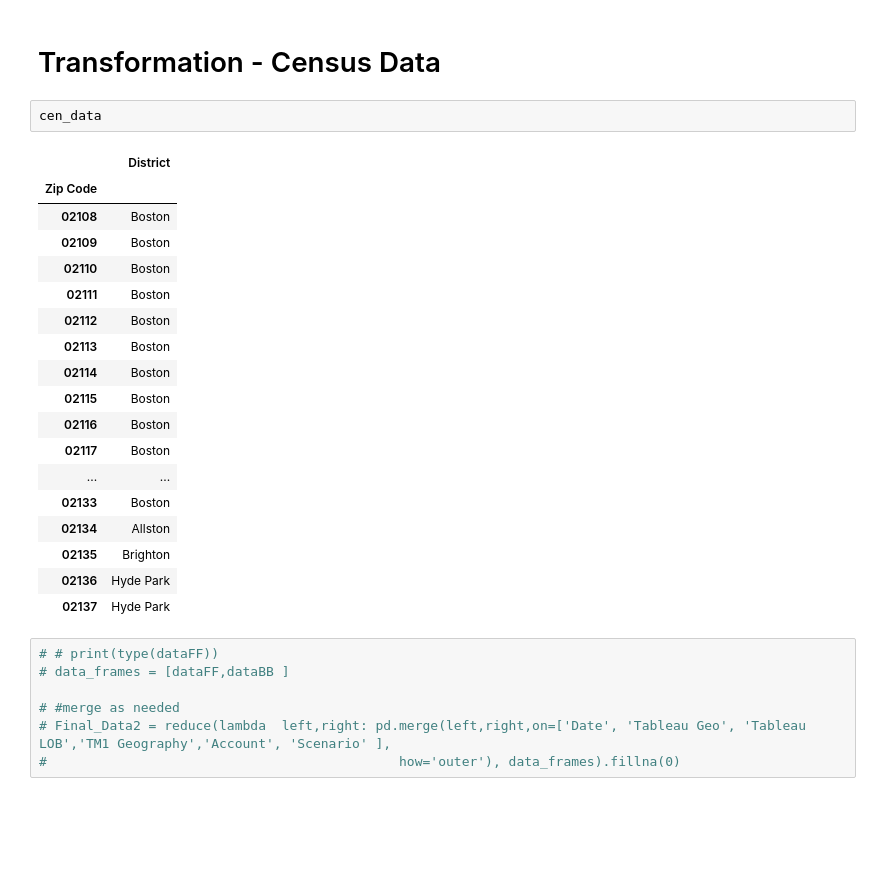
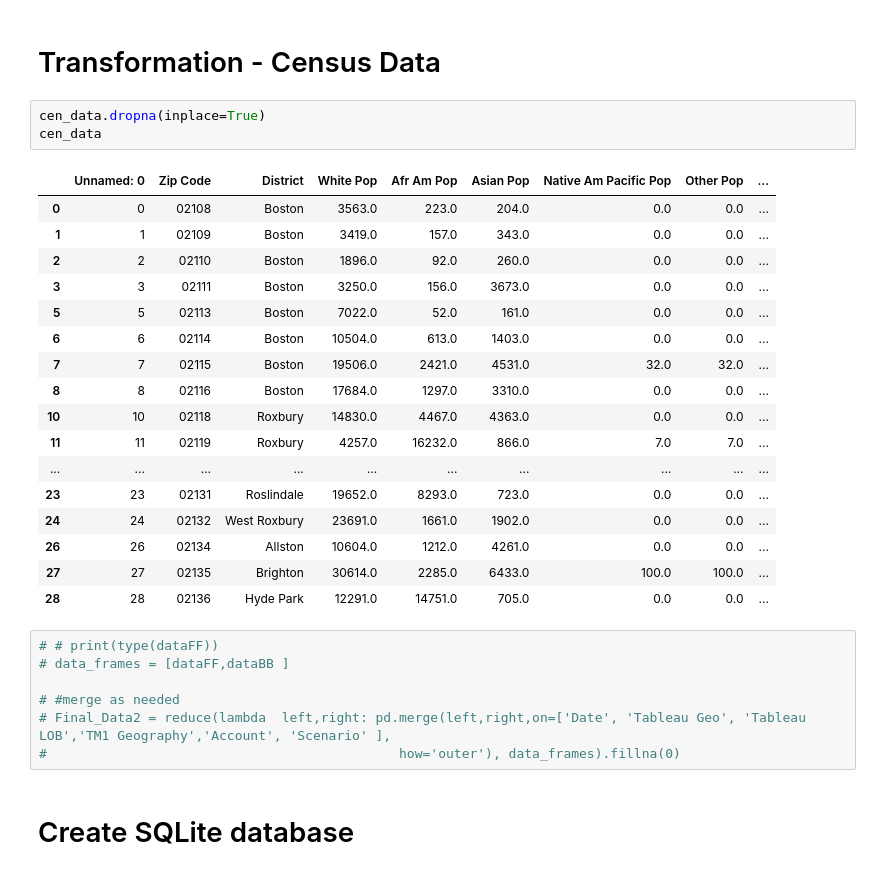
Before and after one commit to gvenkata/Project-2-ETL-Project, a Jupyter notebook: Panda_Combine.ipynb, the cells around one changed output. Drawn from its saved outputs; the diff is of its cells as text; blank space fills up the shorter version.

```diff
--- a/Panda_Combine.ipynb
+++ b/Panda_Combine.ipynb
@@ -121,27 +118,27 @@ dist_data_clean
 | 11 | 40 New Sudbury Street | Boston |
 # %% [markdown]
 #                               Transformation - Census Data
-# %%
-cen_data
-# %% [output]
-|  | District |
-| Zip Code |  |
-| 02108 | Boston |
-| 02109 | Boston |
-| 02110 | Boston |
-| 02111 | Boston |
-| 02112 | Boston |
-| 02113 | Boston |
-| 02114 | Boston |
-| 02115 | Boston |
-| 02116 | Boston |
-| 02117 | Boston |
-| ... | ... |
-| 02133 | Boston |
-| 02134 | Allston |
-| 02135 | Brighton |
-| 02136 | Hyde Park |
-| 02137 | Hyde Park |
+# %%
+cen_data.dropna(inplace=True)
+cen_data
+# %% [output]
+|  | Unnamed: 0 | Zip Code | District | White Pop | Afr Am Pop | Asian Pop | Native Am Pacific Pop | Other Pop | ... |
+| 0 | 0 | 02108 | Boston | 3563.0 | 223.0 | 204.0 | 0.0 | 0.0 | ... |
+| 1 | 1 | 02109 | Boston | 3419.0 | 157.0 | 343.0 | 0.0 | 0.0 | ... |
+| 2 | 2 | 02110 | Boston | 1896.0 | 92.0 | 260.0 | 0.0 | 0.0 | ... |
+| 3 | 3 | 02111 | Boston | 3250.0 | 156.0 | 3673.0 | 0.0 | 0.0 | ... |
+| 5 | 5 | 02113 | Boston | 7022.0 | 52.0 | 161.0 | 0.0 | 0.0 | ... |
+| 6 | 6 | 02114 | Boston | 10504.0 | 613.0 | 1403.0 | 0.0 | 0.0 | ... |
+| 7 | 7 | 02115 | Boston | 19506.0 | 2421.0 | 4531.0 | 32.0 | 32.0 | ... |
+| 8 | 8 | 02116 | Boston | 17684.0 | 1297.0 | 3310.0 | 0.0 | 0.0 | ... |
+| 10 | 10 | 02118 | Roxbury | 14830.0 | 4467.0 | 4363.0 | 0.0 | 0.0 | ... |
+| 11 | 11 | 02119 | Roxbury | 4257.0 | 16232.0 | 866.0 | 7.0 | 7.0 | ... |
+| ... | ... | ... | ... | ... | ... | ... | ... | ... | ... |
+| 23 | 23 | 02131 | Roslindale | 19652.0 | 8293.0 | 723.0 | 0.0 | 0.0 | ... |
+| 24 | 24 | 02132 | West Roxbury | 23691.0 | 1661.0 | 1902.0 | 0.0 | 0.0 | ... |
+| 26 | 26 | 02134 | Allston | 10604.0 | 1212.0 | 4261.0 | 0.0 | 0.0 | ... |
+| 27 | 27 | 02135 | Brighton | 30614.0 | 2285.0 | 6433.0 | 100.0 | 100.0 | ... |
+| 28 | 28 | 02136 | Hyde Park | 12291.0 | 14751.0 | 705.0 | 0.0 | 0.0 | ... |
 # %%
 # # print(type(dataFF))
 # data_frames = [dataFF,dataBB ]
@@ -149,3 +146,5 @@ cen_data
 # #merge as needed
 # Final_Data2 = reduce(lambda  left,right: pd.merge(left,right,on=['Date', 'Tableau Geo', 'Tableau LOB','TM1 Geography','Account', 'Scenario' ],
 #                                             how='outer'), data_frames).fillna(0)
+# %% [markdown]
+# Create SQLite database
```
Also changed, not shown: parts of 4 cells of this notebook.
